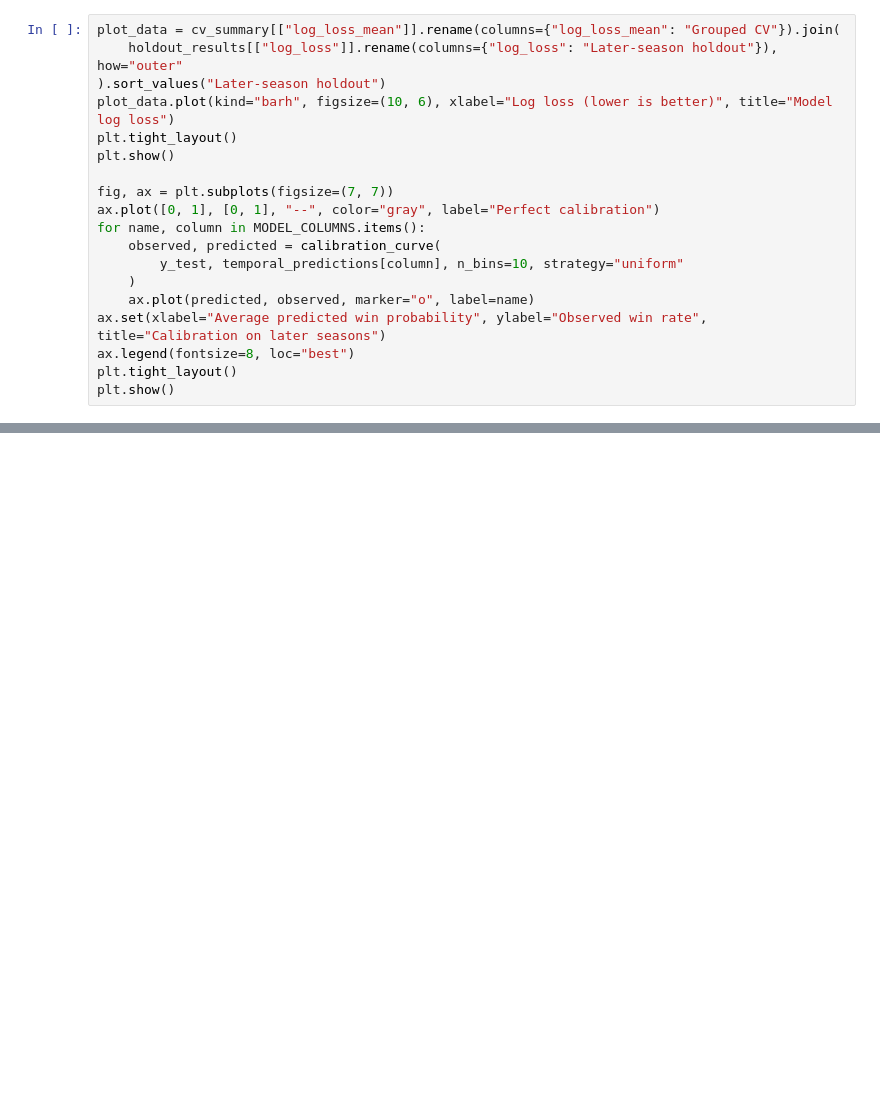
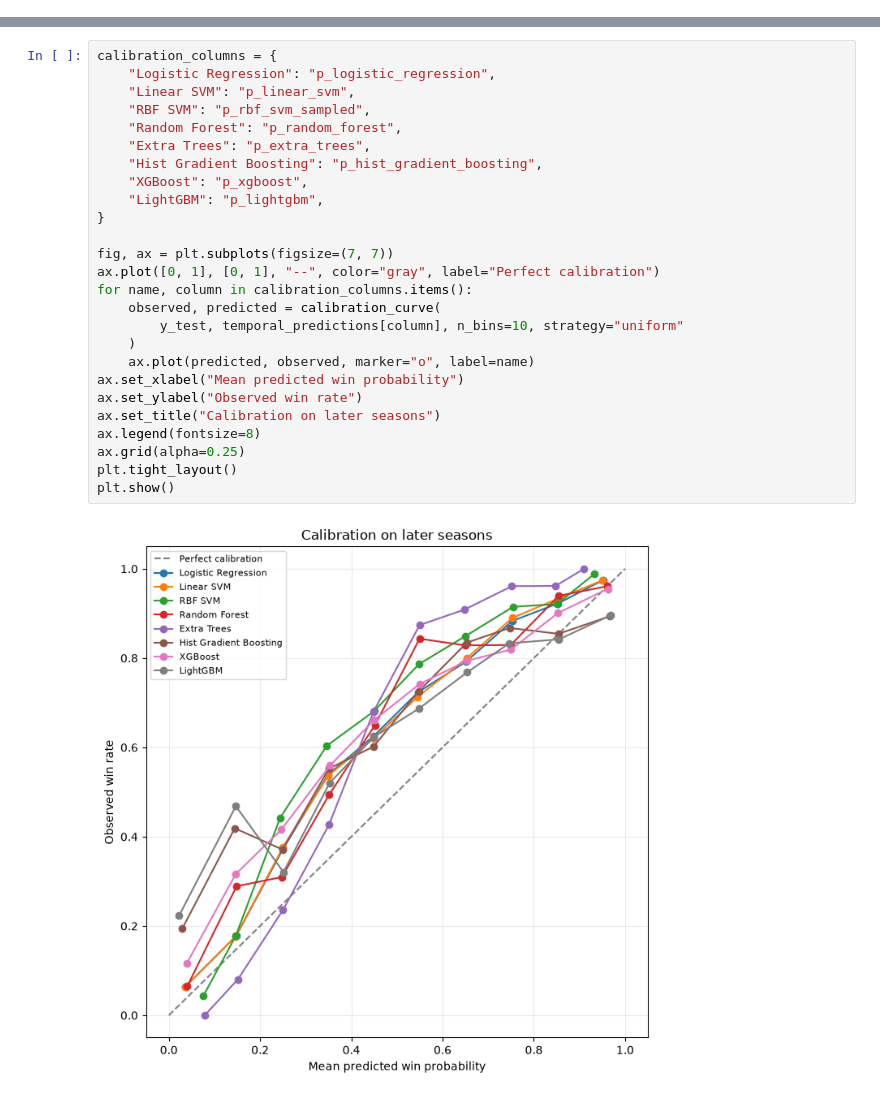
Before and after one commit to RavenKing45/IPL-Win-Probability-predictor, a Jupyter notebook: models/Model_comparison.ipynb, the cells around one changed output, grey strips where cells are left out. Saved outputs shown, nothing was run; the diff lists cells and outputs as text; blank space fills up the shorter version.

Commit message:
Consolidate IPL model comparison experiments

```diff
--- a/models/Model_comparison.ipynb
+++ b/models/Model_comparison.ipynb
@@ -416,19 +0,0 @@ Lower log loss is better. The calibration plot checks whether predictions of (sa
-# %%
-plot_data = cv_summary[["log_loss_mean"]].rename(columns={"log_loss_mean": "Grouped CV"}).join(
-    holdout_results[["log_loss"]].rename(columns={"log_loss": "Later-season holdout"}), how="outer"
-).sort_values("Later-season holdout")
-plot_data.plot(kind="barh", figsize=(10, 6), xlabel="Log loss (lower is better)", title="Model log loss")
-plt.tight_layout()
-plt.show()
-
-fig, ax = plt.subplots(figsize=(7, 7))
-ax.plot([0, 1], [0, 1], "--", color="gray", label="Perfect calibration")
-for name, column in MODEL_COLUMNS.items():
-    observed, predicted = calibration_curve(
-        y_test, temporal_predictions[column], n_bins=10, strategy="uniform"
-    )
-    ax.plot(predicted, observed, marker="o", label=name)
-ax.set(xlabel="Average predicted win probability", ylabel="Observed win rate", title="Calibration on later seasons")
-ax.legend(fontsize=8, loc="best")
-plt.tight_layout()
-plt.show()
@@ -457,0 +914,28 @@ Prediction files saved to: C:\Users\Lenovo\Documents\IPL ML\data\processed
+# %%
+calibration_columns = {
+    "Logistic Regression": "p_logistic_regression",
+    "Linear SVM": "p_linear_svm",
+    "RBF SVM": "p_rbf_svm_sampled",
+    "Random Forest": "p_random_forest",
+    "Extra Trees": "p_extra_trees",
+    "Hist Gradient Boosting": "p_hist_gradient_boosting",
+    "XGBoost": "p_xgboost",
+    "LightGBM": "p_lightgbm",
+}
+
+fig, ax = plt.subplots(figsize=(7, 7))
+ax.plot([0, 1], [0, 1], "--", color="gray", label="Perfect calibration")
+for name, column in calibration_columns.items():
+    observed, predicted = calibration_curve(
+        y_test, temporal_predictions[column], n_bins=10, strategy="uniform"
+    )
+    ax.plot(predicted, observed, marker="o", label=name)
+ax.set_xlabel("Mean predicted win probability")
+ax.set_ylabel("Observed win rate")
+ax.set_title("Calibration on later seasons")
+ax.legend(fontsize=8)
+ax.grid(alpha=0.25)
+plt.tight_layout()
+plt.show()
+# %% [output]
+[figure, added]
```
Also changed, not shown: parts of 73 cells of this notebook, 13 other files.
